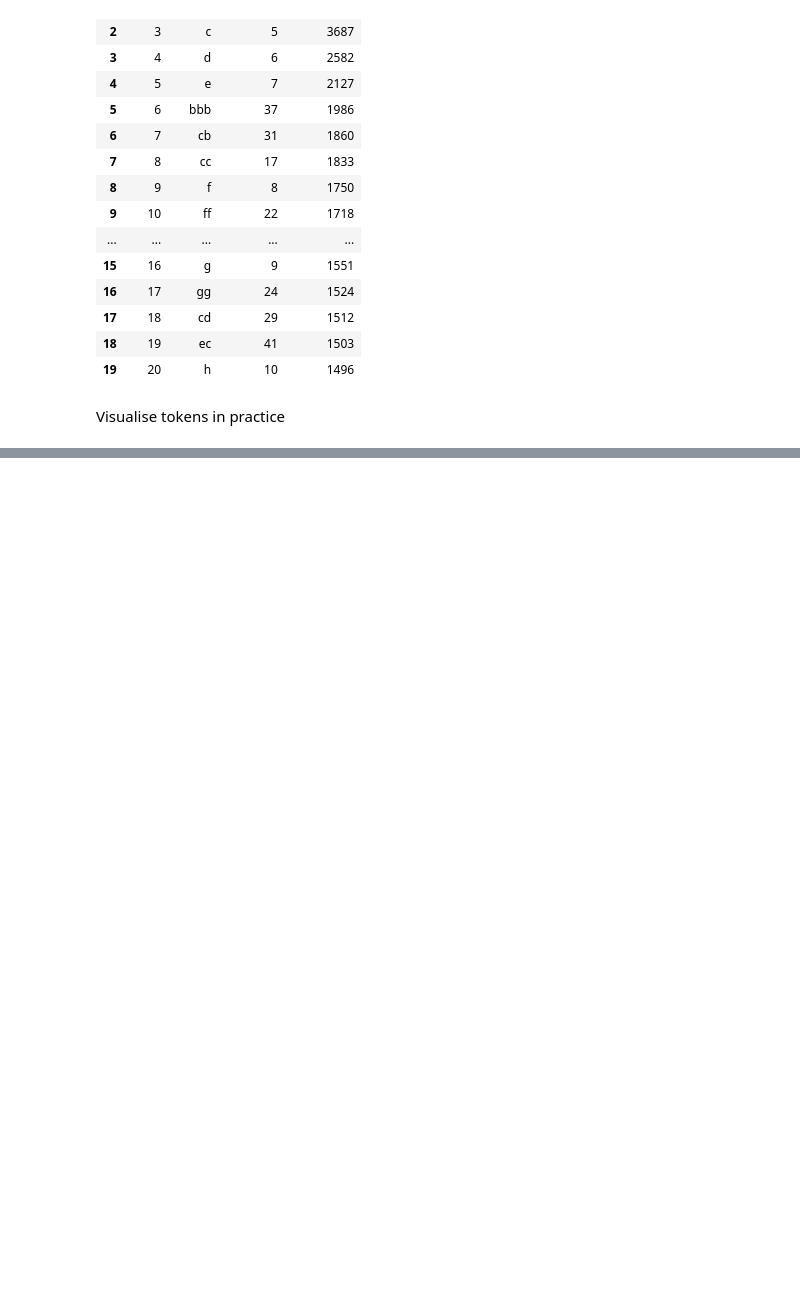
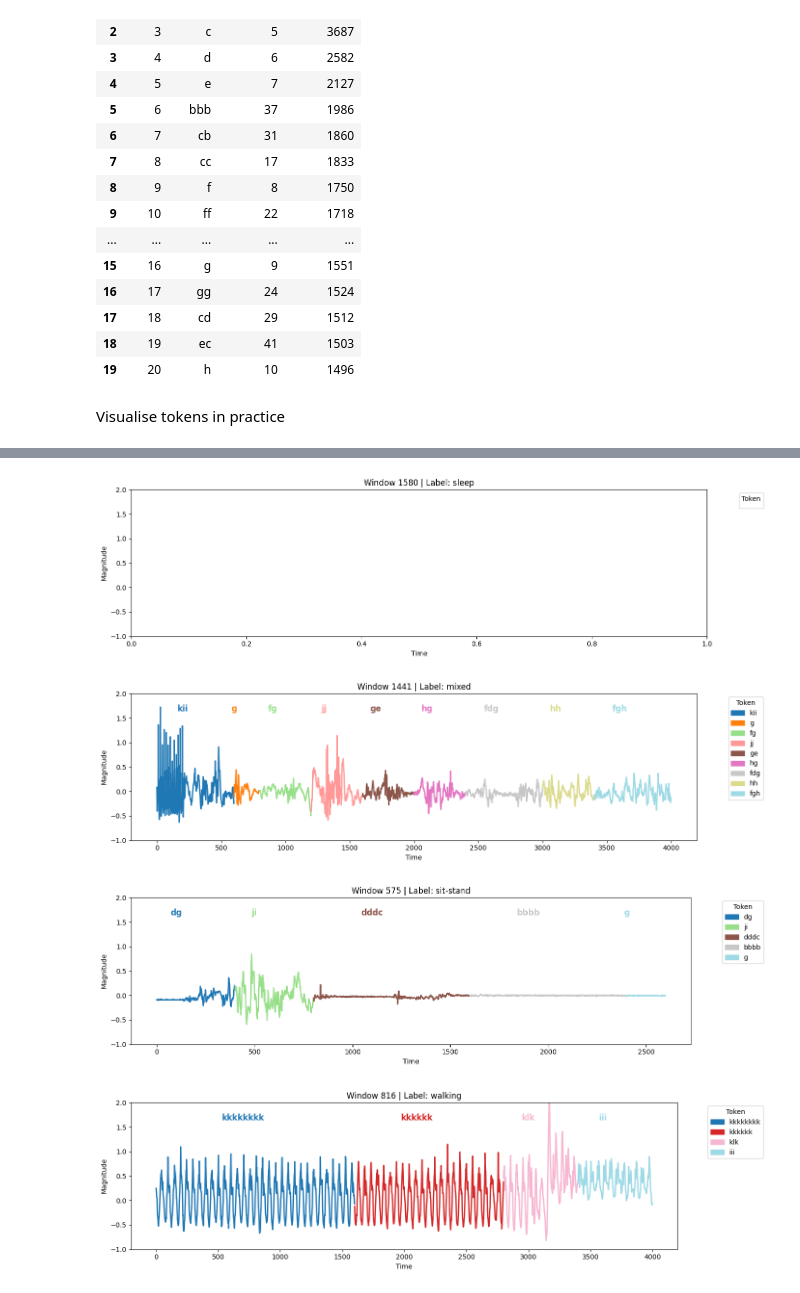
Before and after one commit to kyradelray/Wearables_Tokenizer, a Jupyter notebook: Tokenizer.ipynb, the cells around one changed output, grey strips where cells are left out. Cells and saved outputs as stored; diff of their text form; code cells hidden in the pictures; blank space fills up the shorter version.

```diff
--- a/Tokenizer.ipynb
+++ b/Tokenizer.ipynb
@@ -939,3 +1043,57 @@ window_toks.tokens
+# %%
+import matplotlib.patches as mpatches
+
+np.random.seed(587)
+n_examples = 4  # Number of random examples to plot
+random_indices = np.random.choice(len(norm_M_win), size=n_examples, replace=False)
+
+window_size = 200
+
+for plot_num, indx in enumerate(random_indices):
+    x_data = norm_M_win[indx]
+    n_windows = len(x_data) // window_size
+
+    # Get the window string and tokens for this index
+    # (Assume you have a function or code to generate window_string and tokenized_window for each indx)
+    chunks = [M_win[indx][i:i+window_size] for i in range(0, len(M_win[indx]), window_size)]
+    chunk_stds = [np.std(chunk) for chunk in chunks]
+    labels = assign_label(np.array(chunk_stds), np.array(sd_cuts).flatten(), np.array(labs_sd))
+    window_string = labels_to_string_visual(labels)
+    tokenized_window = tokenizer.encode(window_string)
+
+    # Build token spans
+    token_spans = []
+    pos = 0
+    for token in tokenized_window.tokens:
+        length = len(token)
+        token_spans.append((pos, pos + length, token))
+        pos += length
+
+    token_colors = plt.cm.get_cmap('tab20', len(token_spans))
+
+    plt.figure(figsize=(14, 4))
+    for i, (start, end, token) in enumerate(token_spans):
+        start_idx = start * window_size
+        end_idx = end * window_size
+        plt.plot(range(start_idx, end_idx), x_data[start_idx:end_idx], color=token_colors(i), linewidth=2)
+        mid = (start + end - 1) / 2
+        plt.text(mid * window_size, 1.6, token, ha='center', va='bottom', fontsize=12, color=token_colors(i), fontweight='bold', rotation=0)
+
+    plt.ylim(-1, 2)
+    plt.title(f"Window {indx} | Label: {Y_win[indx]}")
+    plt.xlabel("Time")
+    plt.ylabel("Magnitude")
+
+    handles = [mpatches.Patch(color=token_colors(i), label=token) for i, (_, _, token) in enumerate(token_spans)]
+    plt.legend(handles=handles, title="Token", bbox_to_anchor=(1.05, 1), loc='upper left', fontsize=10)
+
+    plt.tight_layout()
+    plt.show()
+# %% [output]
+[figure, added]
+[figure, added]
+[figure, added]
+[figure, added]
 # %%
 # Plot 8 examples each for "walking" and "sit-stand" in a 4x4 grid (total 16 plots)
 np.random.seed(24)
```
Also changed, not shown: parts of 28 cells of this notebook, 2 other files.
